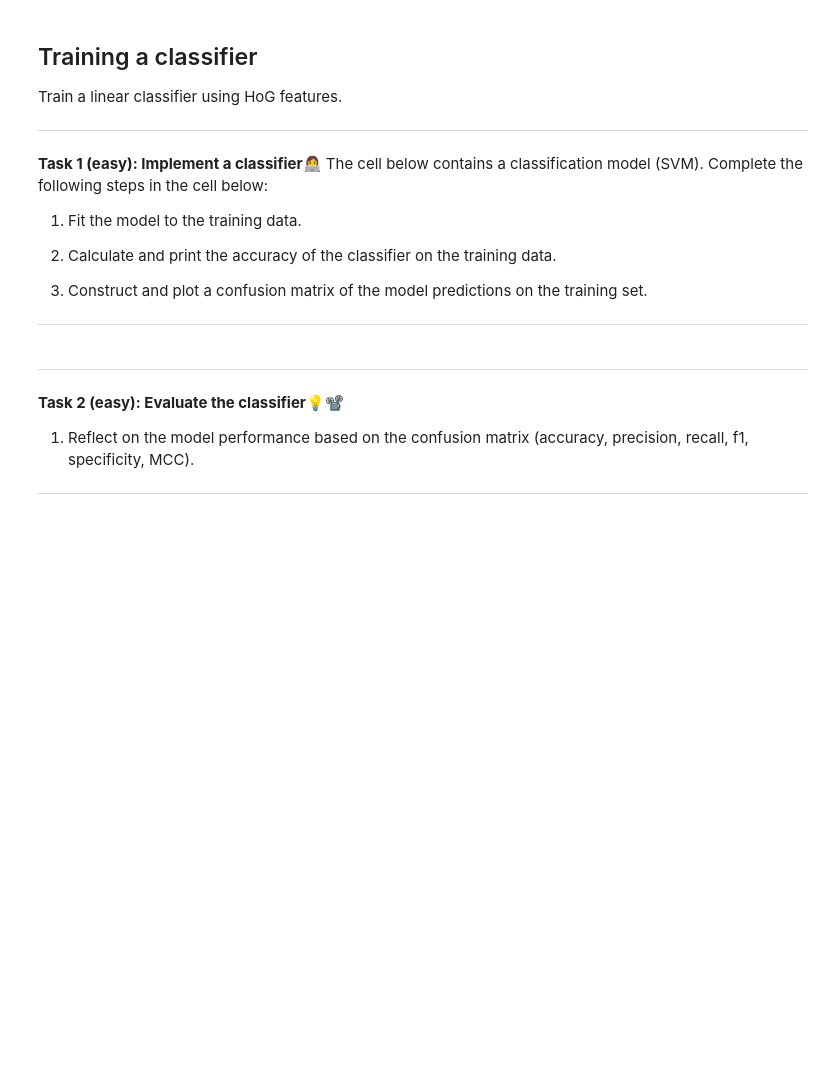
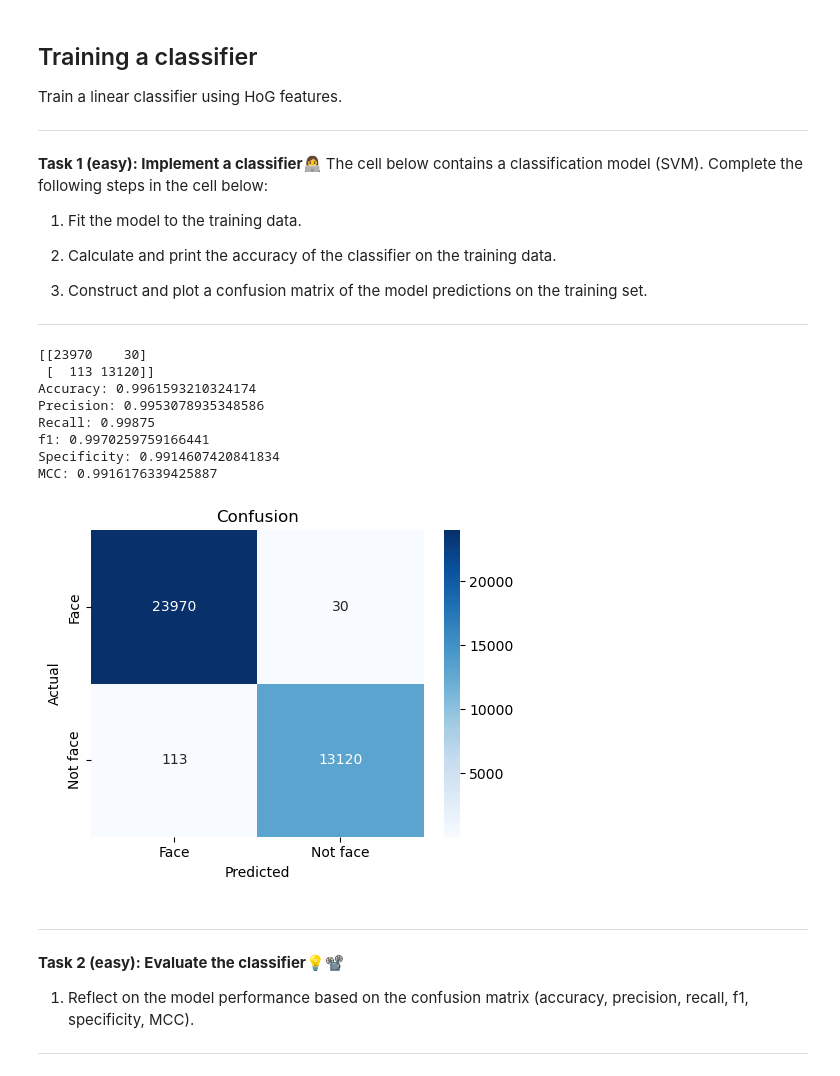
Before and after one commit to Slug-Boi-ITU-Repositories/iml_exercises, a Jupyter notebook: W11/04-hog_classifier.ipynb, the cells around one changed output. Drawn from its saved outputs; the diff is of its cells as text; code cells hidden in the pictures; blank space fills up the shorter version.

Commit message:
Do important exercises for HOG clissifier
Co-authored-by: Slug-Boi <theis.p.holm@gmail.com>

```diff
--- a/W11/04-hog_classifier.ipynb
+++ b/W11/04-hog_classifier.ipynb
@@ -160,12 +161,43 @@ The cell below contains a classification model (SVM). Complete the following ste
 
 ---
 # %%
+from confusion_util import plot_confusion_matrix_sns
+
 model = LinearSVC(C=1.0, class_weight=None, dual=False, fit_intercept=True,
            intercept_scaling=1, loss='squared_hinge', max_iter=1000,
            multi_class='ovr', penalty='l2', random_state=None, tol=0.0001,
            verbose=0)
 
 # implement model from scikit-learn
+trained_model = model.fit(X_train, Y_train)
+pred = trained_model.predict(X_train)
+correct = 0
+for i in range(len(pred)):
+    if pred[i] == Y_train[i]:
+        correct += 1
+
+cm = confusion_matrix(Y_train, pred)
+print(cm)
+print("Accuracy:", correct/len(pred))
+precision = cm[0][0] / (cm[0][0] + cm[1][0])
+print("Precision:", precision)
+recall = cm[0][0] / (cm[0][0] + cm[0][1])
+print("Recall:", recall)
+print("f1:", 2*((precision*recall) / (precision+recall)))
+print("Specificity:", cm[1][1] / (cm[1][1]+cm[1][0]))
+print("MCC:", (cm[0][0]*cm[1][1]-cm[1][0]*cm[0][1]) / (np.sqrt((cm[0][0] + cm[1][0]) * (cm[0][0] + cm[0][1]) * (cm[1][1] + cm[1][0]) * (cm[1][1] + cm[0][1]))))
+
+plot_confusion_matrix_sns(cm, "Confusion", "Face", "Not face")
+# %% [output]
+[[23970    30]
+ [  113 13120]]
+Accuracy: 0.9961593210324174
+Precision: 0.9953078935348586
+Recall: 0.99875
+f1: 0.9970259759166441
+Specificity: 0.9914607420841834
+MCC: 0.9916176339425887
+[figure, added]
 # %% [markdown]
 
 ---
```
Also changed, not shown: parts of 6 cells of this notebook.
